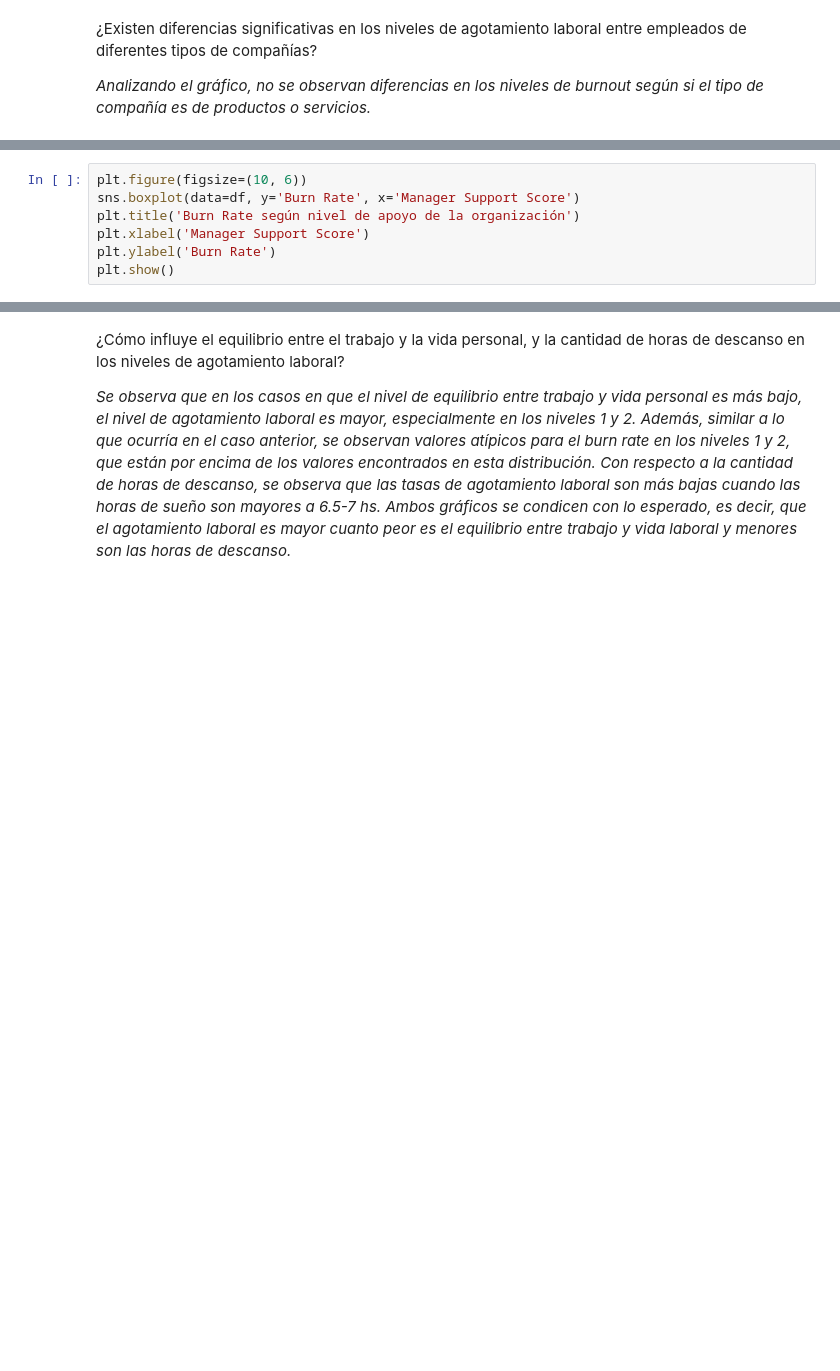
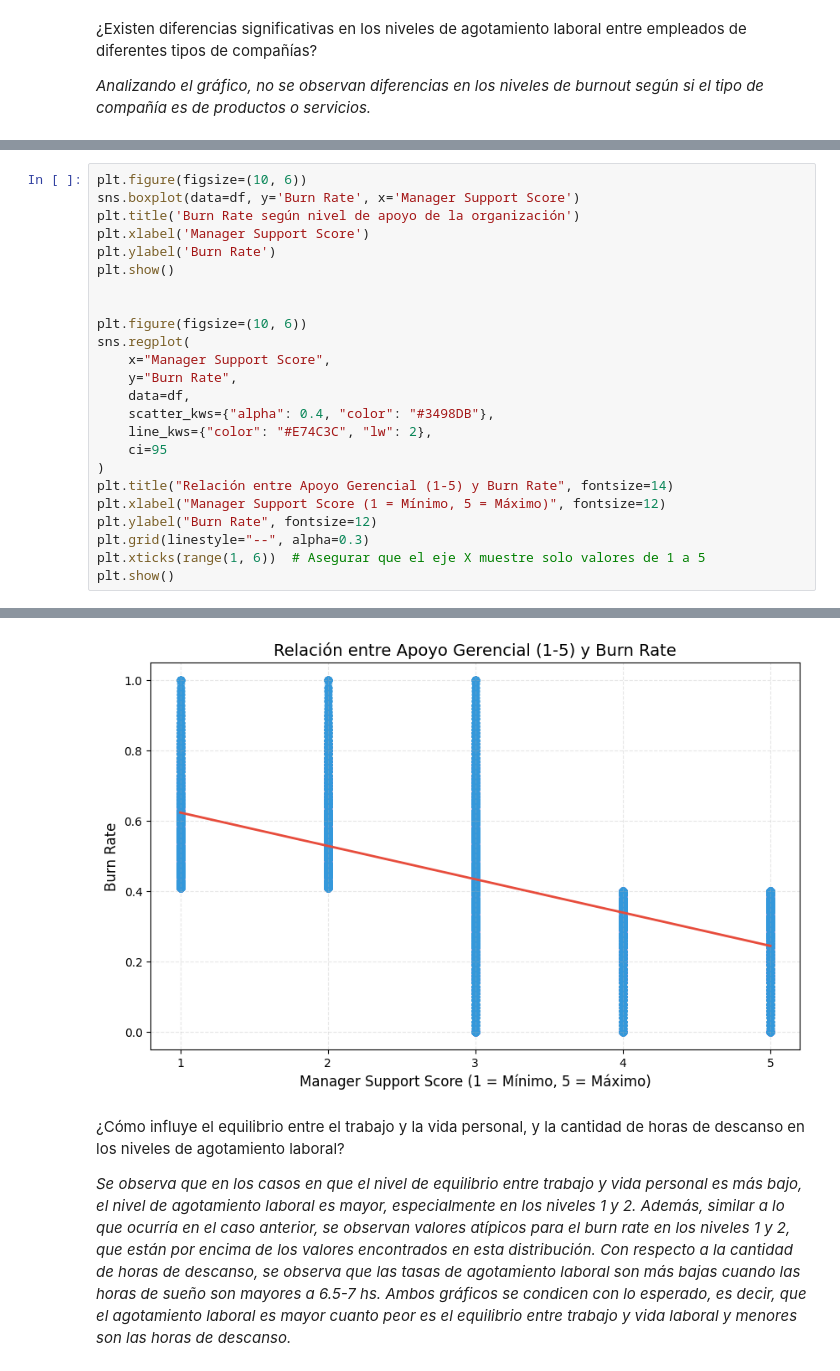
Before and after one commit to emiliano-ipa/CEIA-ML-TPFINAL, a Jupyter notebook: TP1.ipynb, the cells around one changed output, grey strips where cells are left out. Drawn from its saved outputs; the diff is of its cells as text; blank space fills up the shorter version.

```diff
--- a/TP1.ipynb
+++ b/TP1.ipynb
@@ -732,12 +604,30 @@ plt.show()
 # %%
 plt.figure(figsize=(10, 6))
 sns.boxplot(data=df, y='Burn Rate', x='Manager Support Score')
 plt.title('Burn Rate según nivel de apoyo de la organización')
 plt.xlabel('Manager Support Score')
 plt.ylabel('Burn Rate')
 plt.show()
+
+
+plt.figure(figsize=(10, 6))
+sns.regplot(
+    x="Manager Support Score",
+    y="Burn Rate",
+    data=df,
+    scatter_kws={"alpha": 0.4, "color": "#3498DB"},
+    line_kws={"color": "#E74C3C", "lw": 2},
+    ci=95
+)
+plt.title("Relación entre Apoyo Gerencial (1-5) y Burn Rate", fontsize=14)
+plt.xlabel("Manager Support Score (1 = Mínimo, 5 = Máximo)", fontsize=12)
+plt.ylabel("Burn Rate", fontsize=12)
+plt.grid(linestyle="--", alpha=0.3)
+plt.xticks(range(1, 6))  # Asegurar que el eje X muestre solo valores de 1 a 5
+plt.show()
 # %% [output]
 [figure]
+[figure, added]
 # %% [markdown]
 ¿Cómo influye el equilibrio entre el trabajo y la vida personal, y la cantidad de horas de descanso en los niveles de agotamiento laboral?
 
```
Also changed, not shown: parts of 34 cells of this notebook, 2 other files.
